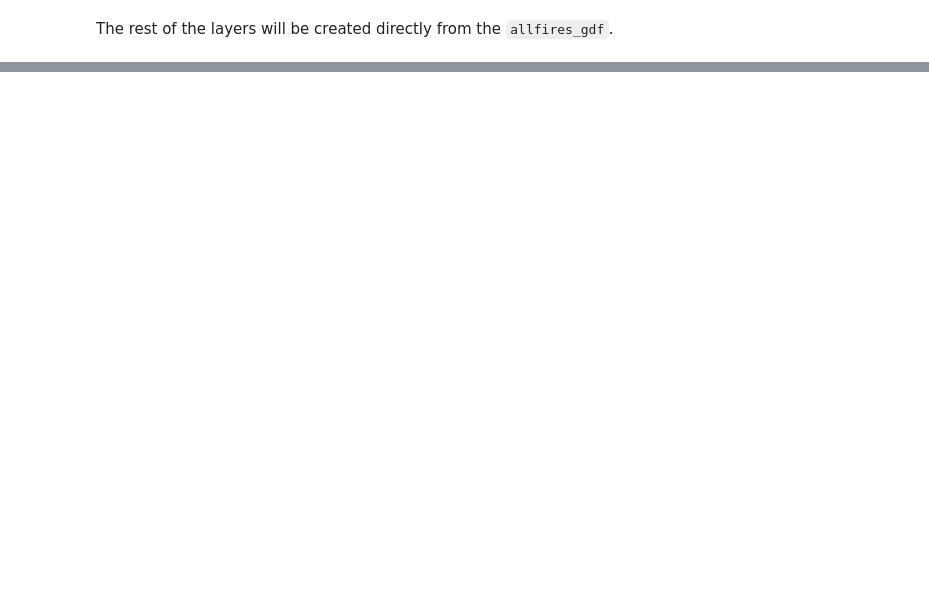
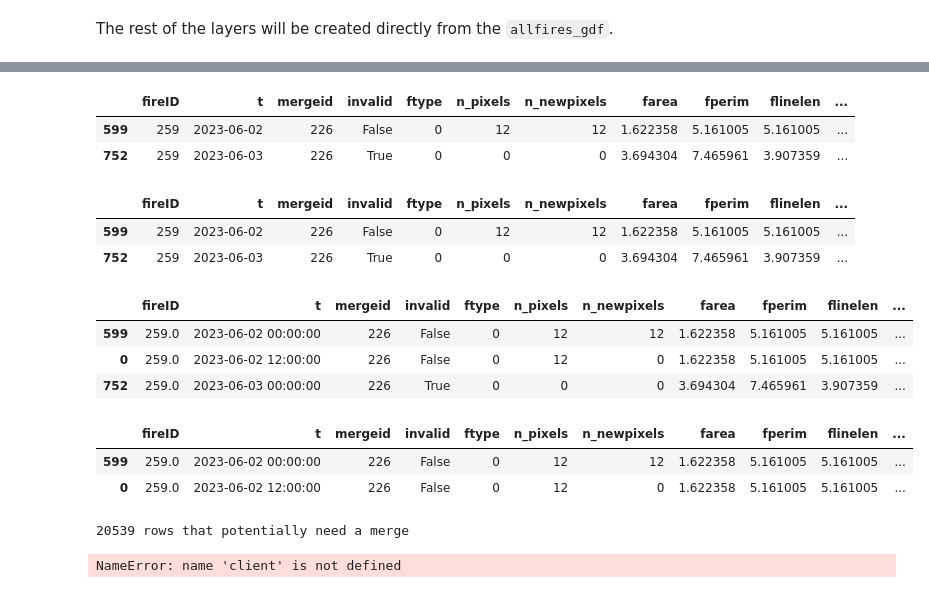
Before and after one commit to Earth-Information-System/fireatlas, a Jupyter notebook: notebooks/03_Output.ipynb, the cells around one changed output, grey strips where cells are left out. Saved outputs shown, nothing was run; the diff lists cells and outputs as text; code cells hidden in the pictures; blank space fills up the shorter version.

Commit message:
testing for internal firelines

```diff
--- a/notebooks/03_Output.ipynb
+++ b/notebooks/03_Output.ipynb
@@ -97,0 +190,76 @@ Map(basemap_style=<CartoBasemap.DarkMatter: 'https://basemaps.cartocdn.com/gl/da
+# %%
+# """will save individual large fire artifacts as well as
+
+# a combined perimeter, newpixel and fireline artifact of all large fires
+# """
+gdf = allfires_gdf.reset_index()
+
+gdf[(gdf.fireID == 259) & (gdf.mergeid == 226)] ## Weird,seems like in the allfires_gdf object, there is a time for 6-02 00:00:00 and 6-03 00:00:00 but not  6-02 12:00:00 or 6-03 12:00:00
+
+
+#lf_fline[lf_fline.t == "2023-06-03T12:00:00"] also has an internal fireline
+#lf_fline[lf_fline.t == "2023-06-04T12:00:00"] until "2023-06-20T12:00:00" -- basically they just stick around
+# %% [output]
+|  | fireID | t | mergeid | invalid | ftype | n_pixels | n_newpixels | farea | fperim | flinelen | ... |
+| 599 | 259 | 2023-06-02 | 226 | False | 0 | 12 | 12 | 1.622358 | 5.161005 | 5.161005 | ... |
+| 752 | 259 | 2023-06-03 | 226 | True | 0 | 0 | 0 | 3.694304 | 7.465961 | 3.907359 | ... |
+# %%
+gdf = gdf[gdf["fireID"].isin(large_fires) | gdf["mergeid"].isin(large_fires)]
+
+gdf[(gdf.fireID == 259) & (gdf.mergeid == 226)]
+# %% [output]
+|  | fireID | t | mergeid | invalid | ftype | n_pixels | n_newpixels | farea | fperim | flinelen | ... |
+| 599 | 259 | 2023-06-02 | 226 | False | 0 | 12 | 12 | 1.622358 | 5.161005 | 5.161005 | ... |
+| 752 | 259 | 2023-06-03 | 226 | True | 0 | 0 | 0 | 3.694304 | 7.465961 | 3.907359 | ... |
+# %%
+# forward fill any timesteps that are mising
+gdf = fill_activefire_rows(gdf, ted)
+
+gdf[(gdf.fireID == 259) & (gdf.mergeid == 226)]
+# %% [output]
+|  | fireID | t | mergeid | invalid | ftype | n_pixels | n_newpixels | farea | fperim | flinelen | ... |
+| 599 | 259.0 | 2023-06-02 00:00:00 | 226 | False | 0 | 12 | 12 | 1.622358 | 5.161005 | 5.161005 | ... |
+| 0 | 259.0 | 2023-06-02 12:00:00 | 226 | False | 0 | 12 | 0 | 1.622358 | 5.161005 | 5.161005 | ... |
+| 752 | 259.0 | 2023-06-03 00:00:00 | 226 | True | 0 | 0 | 0 | 3.694304 | 7.465961 | 3.907359 | ... |
+# %%
+merge_needed = (gdf.mergeid != gdf.fireID) & (gdf.invalid == False)
+gdf[((gdf.fireID == 259) & (gdf.mergeid == 226)) & merge_needed] ## Tentitive theory -- the fill-between rows happens before invalidated fires are removed so rows in between the valid and invalid rows are inserted artificially.
+# %% [output]
+|  | fireID | t | mergeid | invalid | ftype | n_pixels | n_newpixels | farea | fperim | flinelen | ... |
+| 599 | 259.0 | 2023-06-02 00:00:00 | 226 | False | 0 | 12 | 12 | 1.622358 | 5.161005 | 5.161005 | ... |
+| 0 | 259.0 | 2023-06-02 12:00:00 | 226 | False | 0 | 12 | 0 | 1.622358 | 5.161005 | 5.161005 | ... |
+# %%
+print(f"{merge_needed.sum()} rows that potentially need a merge")
+
+# we'll set the "fireID" to "mergeid" in those spots
+gdf.loc[merge_needed, "fireID"] = gdf.loc[merge_needed, "mergeid"]
+# %% [output]
+20539 rows that potentially need a merge
+# %%
+def merge_and_save_fire(data, fid):
+    # merge any rows that have the same t
+    if data.t.duplicated().any():
+        data = merge_rows(data, fid)
+
+    # save off single large fire artifacts
+    save_fire_layers(data, region, int(fid), tst)
+
+    # accumulate each fid for combined large fires
+    return data
+
+futures = []
+processed_gdfs = []
+for fid, data in gdf[gdf["fireID"].isin(large_fires)].groupby("fireID"):
+    if client:
+        futures.append(client.submit(merge_and_save_fire, data, fid))
+    else:
+        processed_gdfs.append(merge_and_save_fire(data, fid))
+if futures:
+    processed_gdfs = client.gather(futures)
+
+# save off all large fire artifacts
+if len(processed_gdfs) != 0:
+    all_gdfs = gpd.GeoDataFrame(pd.concat(processed_gdfs, ignore_index=True))
+    save_combined_large_fire_layers(all_gdfs, tst, ted, region)
+# %% [output]
+NameError: name 'client' is not defined
```
Also changed, not shown: parts of 48 cells of this notebook, 2 other files.
